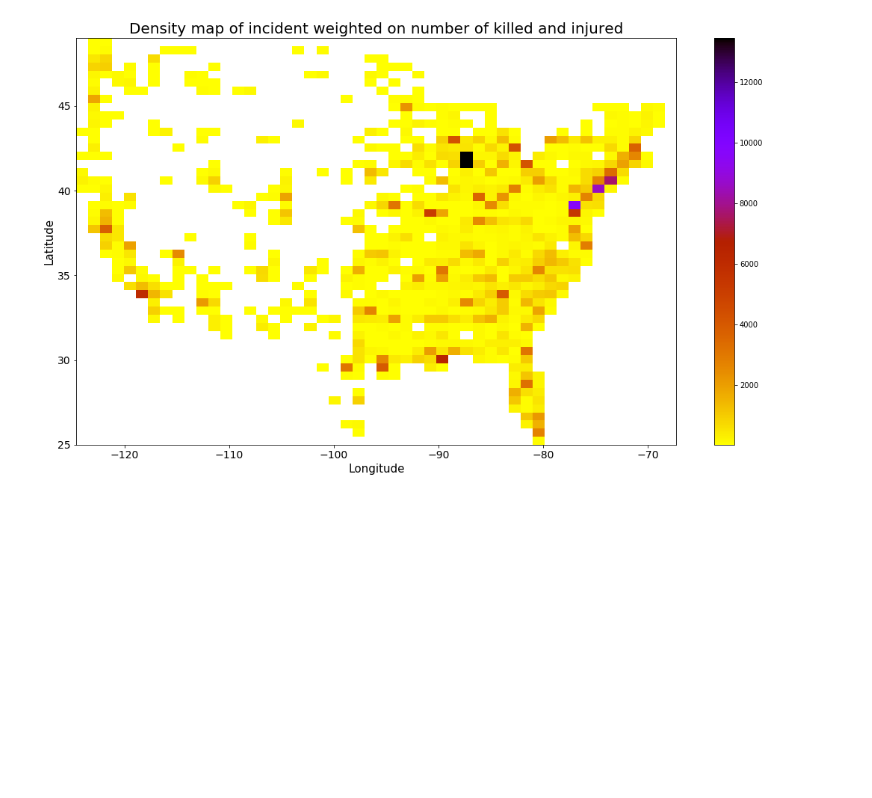
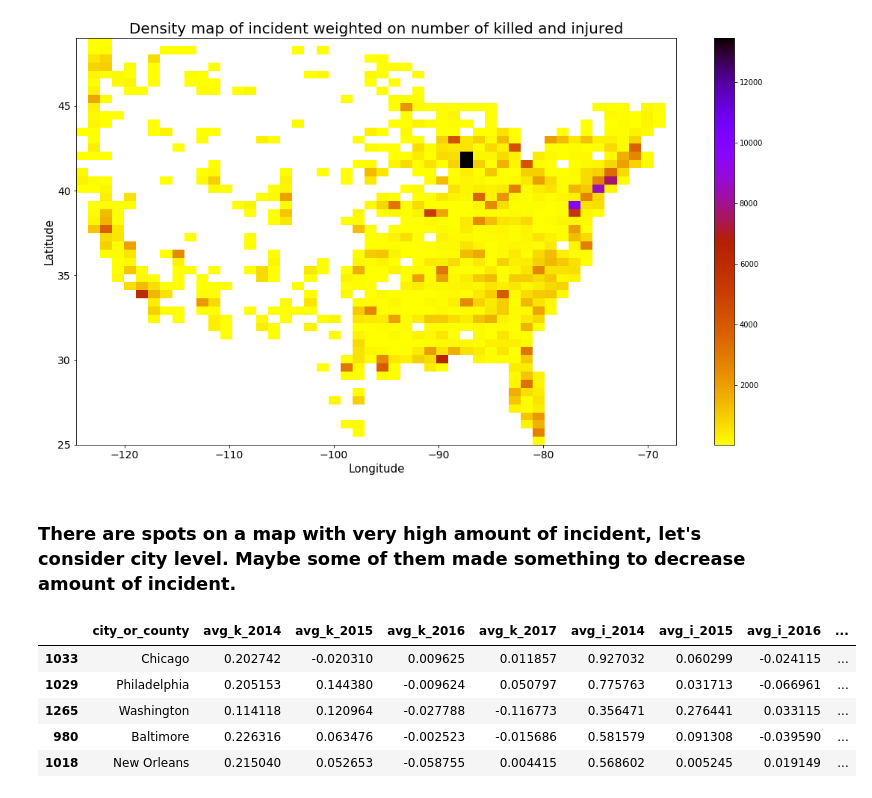
Before and after one commit to belkasanek/eda-gun-violence, a Jupyter notebook: gun_violence_eda.ipynb, the cells around one changed output. Saved outputs shown, nothing was run; the diff lists cells and outputs as text; code cells hidden in the pictures; blank space fills up the shorter version.

```diff
--- a/gun_violence_eda.ipynb
+++ b/gun_violence_eda.ipynb
@@ -1007,3 +1007,53 @@ plt.xticks(fontsize=14)
 plt.title('Density map of incident weighted on number of killed and injured', fontsize=20);
 # %% [output]
 [figure]
+# %% [markdown]
+### There are spots on a map with very high amount of incident, let's consider city level. Maybe some of them made something to decrease amount of incident.
+# %%
+def city_stats(df, year=None):
+    # Make a table with city's statistic each year
+    if year:
+        df = df.loc[df['year'] == year]
+
+    temp = df.reset_index().groupby(by=['city_or_county'])\
+    .agg({'n_killed': 'sum', 'n_injured': 'sum', 'n_killed_injured': 'sum', 'incident_id': 'count'})\
+    .sort_values(by='n_killed', ascending=False).reset_index().rename(columns={'incident_id': 'count_incidents'})
+
+    temp['avg_killed'] = temp['n_killed'] / temp['count_incidents']
+    temp['avg_injured'] = temp['n_injured'] / temp['count_incidents']
+
+    temp = temp.loc[:, ['city_or_county', 'avg_killed', 'avg_injured', 'count_incidents']]\
+    .sort_values(by='avg_killed', ascending=False)
+
+    return temp
+# %%
+for year in range(2014, 2018):
+    temp = city_stats(df, year=year).rename(columns={'avg_killed': 'avg_k' + '_' + str(year),
+                                                     'avg_injured': 'avg_i' + '_' + str(year),
+                                                     'count_incidents': 'count' + '_' + str(year)})
+    if year == 2014:
+        prev = temp.copy()
+        continue
+    else:
+        prev = prev.merge(temp, on='city_or_county')
+
+# remove city with less than 100 incidents
+prev = prev.loc[(prev['count_2014'] > 100) | (prev['count_2017'] > 100) ]
+
+# Make table with changes in stats in years. Columns for 2014 is initial rank
+changes = prev.copy()
+for stat in ['avg_k', 'avg_i', 'count']:
+    for year in range(2015, 2018):
+        changes[stat + '_' + str(year)] = changes[stat + '_' + str(year)] - prev[stat + '_' + str(year-1)]
+
+changes[['city_or_county'] + [stat + '_' + str(year)
+                              for stat in ['avg_k', 'avg_i', 'count']
+                              for year in range(2014, 2018)]]\
+.sort_values(by='count_2014', ascending=False).head()
+# %% [output]
+|  | city_or_county | avg_k_2014 | avg_k_2015 | avg_k_2016 | avg_k_2017 | avg_i_2014 | avg_i_2015 | avg_i_2016 | ... |
+| 1033 | Chicago | 0.202742 | -0.020310 | 0.009625 | 0.011857 | 0.927032 | 0.060299 | -0.024115 | ... |
+| 1029 | Philadelphia | 0.205153 | 0.144380 | -0.009624 | 0.050797 | 0.775763 | 0.031713 | -0.066961 | ... |
+| 1265 | Washington | 0.114118 | 0.120964 | -0.027788 | -0.116773 | 0.356471 | 0.276441 | 0.033115 | ... |
+| 980 | Baltimore | 0.226316 | 0.063476 | -0.002523 | -0.015686 | 0.581579 | 0.091308 | -0.039590 | ... |
+| 1018 | New Orleans | 0.215040 | 0.052653 | -0.058755 | 0.004415 | 0.568602 | 0.005245 | 0.019149 | ... |
```
Also changed, not shown: parts of 16 cells of this notebook.
